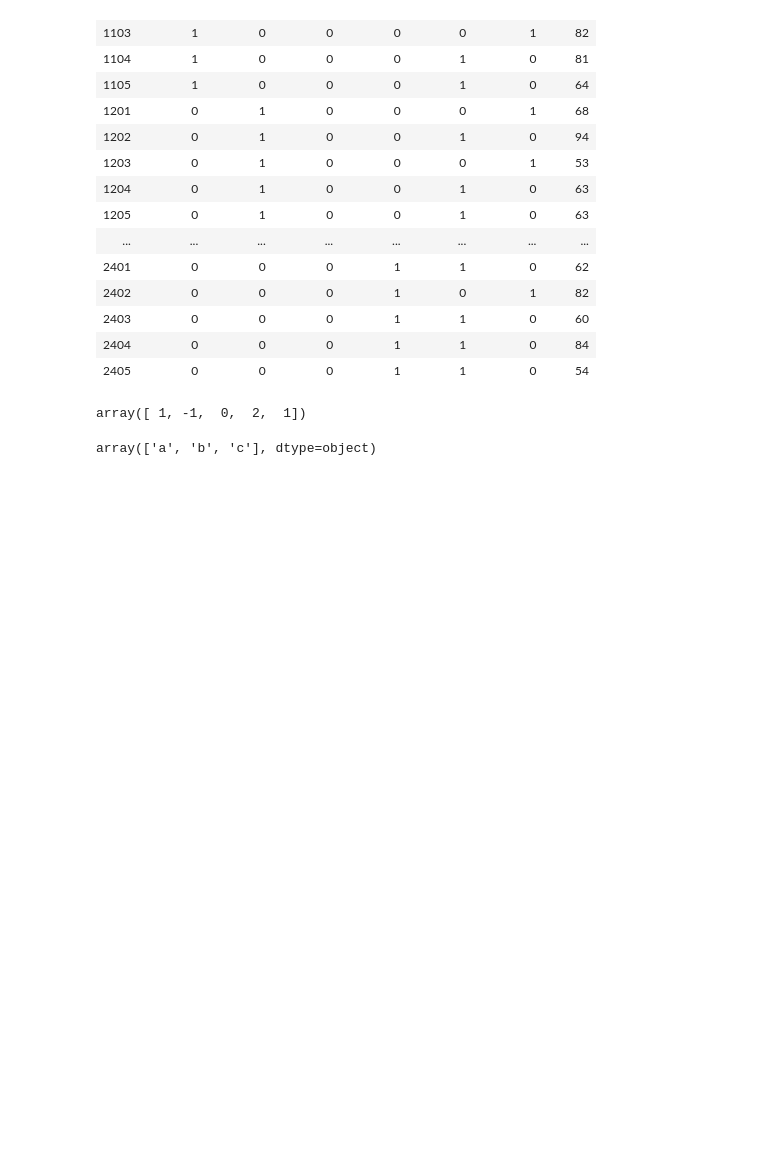
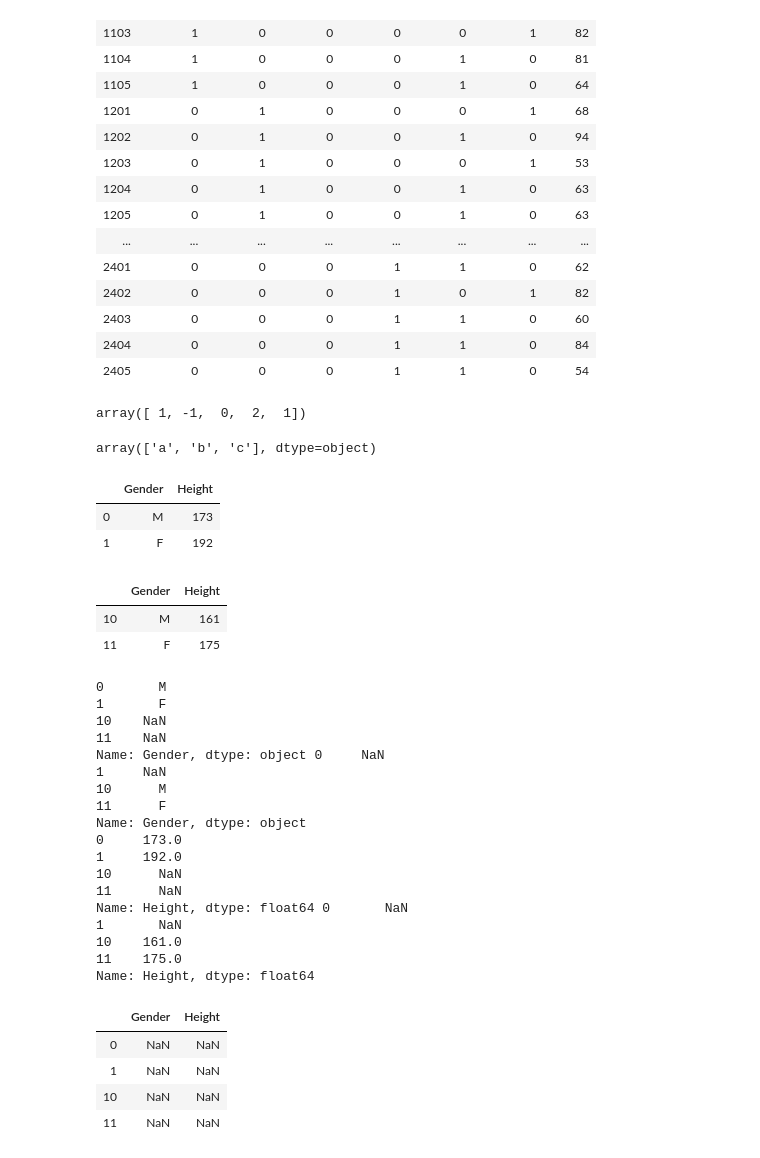
Before and after one commit to StupppidB/joyful-pandas, a Jupyter notebook: exercises/test.ipynb, the cells around one changed output. Saved outputs shown, nothing was run; the diff lists cells and outputs as text; code cells hidden in the pictures; blank space fills up the shorter version.

```diff
--- a/exercises/test.ipynb
+++ b/exercises/test.ipynb
@@ -318,3 +318,46 @@ array([ 1, -1,  0,  2,  1])
 uniques
 # %% [output]
 array(['a', 'b', 'c'], dtype=object)
+# %%
+df = pd.read_csv('../data/table.csv')
+# %%
+df_combine_1 = df.loc[:1,['Gender','Height']].copy()
+df_combine_2 = df.loc[10:11,['Gender','Height']].copy()
+# %%
+df_combine_1
+# %% [output]
+|  | Gender | Height |
+| 0 | M | 173 |
+| 1 | F | 192 |
+# %%
+df_combine_2
+# %% [output]
+|  | Gender | Height |
+| 10 | M | 161 |
+| 11 | F | 175 |
+# %%
+df_combine_1.combine(df_combine_2,lambda x,y:print(x,y))
+# %% [output]
+0       M
+1       F
+10    NaN
+11    NaN
+Name: Gender, dtype: object 0     NaN
+1     NaN
+10      M
+11      F
+Name: Gender, dtype: object
+0     173.0
+1     192.0
+10      NaN
+11      NaN
+Name: Height, dtype: float64 0       NaN
+1       NaN
+10    161.0
+11    175.0
+Name: Height, dtype: float64
+|  | Gender | Height |
+| 0 | NaN | NaN |
+| 1 | NaN | NaN |
+| 10 | NaN | NaN |
+| 11 | NaN | NaN |
```
Also changed, not shown: parts of 5 cells of this notebook.
